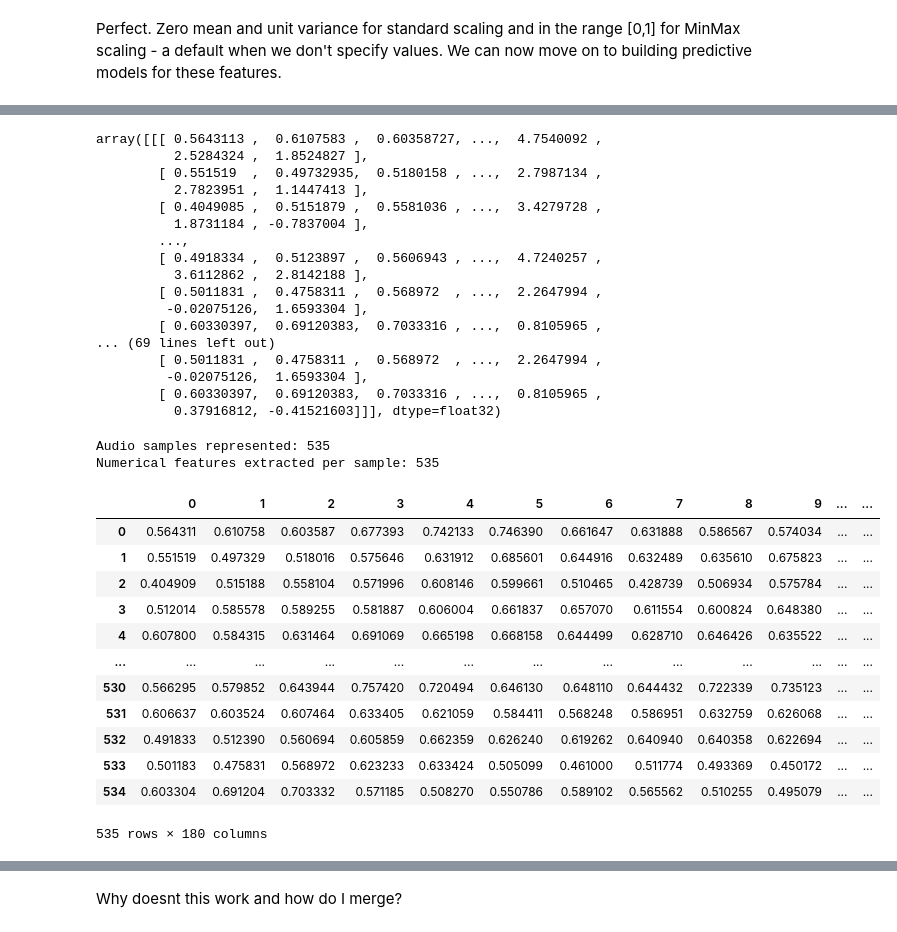
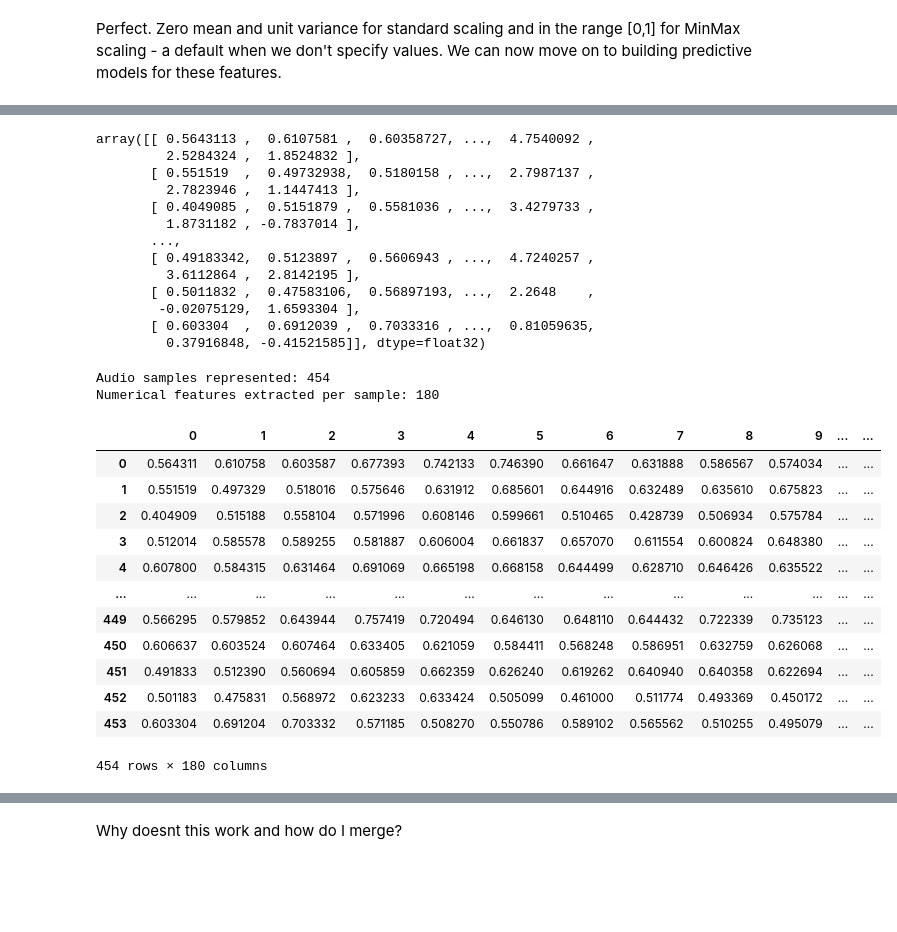
Before and after one commit to IAT-ExploringAI-2024/Week-2_Data_Preprocessing, a Jupyter notebook: Week_2_Data_Preprocessing.ipynb, the cells around one changed output, grey strips where cells are left out. Drawn from its saved outputs; the diff is of its cells as text; code cells hidden in the pictures; blank space fills up the shorter version.

```diff
--- a/Week_2_Data_Preprocessing.ipynb
+++ b/Week_2_Data_Preprocessing.ipynb
@@ -799,6 +799,9 @@ def load_data():
         #print(file_name)
         #print(file_name.split("-")[2])
         emotion=emotions[(file_name.split("-")[2])]
+        if (emotion == "calm" or emotion == "surprised"):
+          continue
+
         #print(emotion)
         features = get_features(file)
         X.append(features)
@@ -983,13 +973,13 @@ Perfect. Zero mean and unit variance for standard scaling and in the range [0,1]
 # %%
 #Emotions in the EMODB dataset
 emotions1 ={
-  'n':'neutral',
-  'b':'boredom',
-  'h':'happy',
-  's':'sad',
-  'a':'angry',
-  'f':'fearful',
-  'd':'disgust',
+  'N':'neutral',
+  'L':'boredom',
+  'F':'happy',
+  'T':'sad',
+  'W':'angry',
+  'A':'fearful',
+  'E':'disgust',
 }
 # %%
 import os, glob
@@ -1003,10 +993,13 @@ def load_data():
         file_name=os.path.basename(file)
         #print(file_name)
         #print(file_name.split("-")[2])
-        emotion=emotions1[(file_name[2])]
+        emotion=emotions1[(file_name[5])]
+        if (emotion == "boredom"):
+          continue
+
         #print(emotion)
         features1 = get_features(file)
-        X.append(features)
+        X.append(features1)
         y.append(emotion)
         count += 1
         # '\r' + end='' results in printing over same line
@@ -1027,44 +1033,40 @@ features1, emotions1 = load_data()
 # %%
 features1
 # %% [output]
-array([[[ 0.5643113 ,  0.6107583 ,  0.60358727, ...,  4.7540092 ,
-          2.5284324 ,  1.8524827 ],
-        [ 0.551519  ,  0.49732935,  0.5180158 , ...,  2.7987134 ,
-          2.7823951 ,  1.1447413 ],
-        [ 0.4049085 ,  0.5151879 ,  0.5581036 , ...,  3.4279728 ,
-          1.8731184 , -0.7837004 ],
-        ...,
-        [ 0.4918334 ,  0.5123897 ,  0.5606943 , ...,  4.7240257 ,
-          3.6112862 ,  2.8142188 ],
-        [ 0.5011831 ,  0.4758311 ,  0.568972  , ...,  2.2647994 ,
-         -0.02075126,  1.6593304 ],
-        [ 0.60330397,  0.69120383,  0.7033316 , ...,  0.8105965 ,
-... (69 lines left out)
-        [ 0.5011831 ,  0.4758311 ,  0.568972  , ...,  2.2647994 ,
-         -0.02075126,  1.6593304 ],
-        [ 0.60330397,  0.69120383,  0.7033316 , ...,  0.8105965 ,
-          0.37916812, -0.41521603]]], dtype=float32)
+array([[ 0.5643113 ,  0.6107581 ,  0.60358727, ...,  4.7540092 ,
+         2.5284324 ,  1.8524832 ],
+       [ 0.551519  ,  0.49732938,  0.5180158 , ...,  2.7987137 ,
+         2.7823946 ,  1.1447413 ],
+       [ 0.4049085 ,  0.5151879 ,  0.5581036 , ...,  3.4279733 ,
+         1.8731182 , -0.7837014 ],
+       ...,
+       [ 0.49183342,  0.5123897 ,  0.5606943 , ...,  4.7240257 ,
+         3.6112864 ,  2.8142195 ],
+       [ 0.5011832 ,  0.47583106,  0.56897193, ...,  2.2648    ,
+        -0.02075129,  1.6593304 ],
+       [ 0.603304  ,  0.6912039 ,  0.7033316 , ...,  0.81059635,
+         0.37916848, -0.41521585]], dtype=float32)
 # %%
 print(f'\nAudio samples represented: {features1.shape[0]}')
 print(f'Numerical features extracted per sample: {features1.shape[1]}')
-features_df = pd.DataFrame(features) # make it pretty for display
+features_df = pd.DataFrame(features1) # make it pretty for display
 features_df
 # %% [output]
-Audio samples represented: 535
-Numerical features extracted per sample: 535
+Audio samples represented: 454
+Numerical features extracted per sample: 180
 |  | 0 | 1 | 2 | 3 | 4 | 5 | 6 | 7 | 8 | 9 | ... | ... |
 | 0 | 0.564311 | 0.610758 | 0.603587 | 0.677393 | 0.742133 | 0.746390 | 0.661647 | 0.631888 | 0.586567 | 0.574034 | ... | ... |
 | 1 | 0.551519 | 0.497329 | 0.518016 | 0.575646 | 0.631912 | 0.685601 | 0.644916 | 0.632489 | 0.635610 | 0.675823 | ... | ... |
 | 2 | 0.404909 | 0.515188 | 0.558104 | 0.571996 | 0.608146 | 0.599661 | 0.510465 | 0.428739 | 0.506934 | 0.575784 | ... | ... |
 | 3 | 0.512014 | 0.585578 | 0.589255 | 0.581887 | 0.606004 | 0.661837 | 0.657070 | 0.611554 | 0.600824 | 0.648380 | ... | ... |
 | 4 | 0.607800 | 0.584315 | 0.631464 | 0.691069 | 0.665198 | 0.668158 | 0.644499 | 0.628710 | 0.646426 | 0.635522 | ... | ... |
 | ... | ... | ... | ... | ... | ... | ... | ... | ... | ... | ... | ... | ... |
-| 530 | 0.566295 | 0.579852 | 0.643944 | 0.757420 | 0.720494 | 0.646130 | 0.648110 | 0.644432 | 0.722339 | 0.735123 | ... | ... |
-| 531 | 0.606637 | 0.603524 | 0.607464 | 0.633405 | 0.621059 | 0.584411 | 0.568248 | 0.586951 | 0.632759 | 0.626068 | ... | ... |
-| 532 | 0.491833 | 0.512390 | 0.560694 | 0.605859 | 0.662359 | 0.626240 | 0.619262 | 0.640940 | 0.640358 | 0.622694 | ... | ... |
-| 533 | 0.501183 | 0.475831 | 0.568972 | 0.623233 | 0.633424 | 0.505099 | 0.461000 | 0.511774 | 0.493369 | 0.450172 | ... | ... |
-| 534 | 0.603304 | 0.691204 | 0.703332 | 0.571185 | 0.508270 | 0.550786 | 0.589102 | 0.565562 | 0.510255 | 0.495079 | ... | ... |
+| 449 | 0.566295 | 0.579852 | 0.643944 | 0.757419 | 0.720494 | 0.646130 | 0.648110 | 0.644432 | 0.722339 | 0.735123 | ... | ... |
+| 450 | 0.606637 | 0.603524 | 0.607464 | 0.633405 | 0.621059 | 0.584411 | 0.568248 | 0.586951 | 0.632759 | 0.626068 | ... | ... |
+| 451 | 0.491833 | 0.512390 | 0.560694 | 0.605859 | 0.662359 | 0.626240 | 0.619262 | 0.640940 | 0.640358 | 0.622694 | ... | ... |
+| 452 | 0.501183 | 0.475831 | 0.568972 | 0.623233 | 0.633424 | 0.505099 | 0.461000 | 0.511774 | 0.493369 | 0.450172 | ... | ... |
+| 453 | 0.603304 | 0.691204 | 0.703332 | 0.571185 | 0.508270 | 0.550786 | 0.589102 | 0.565562 | 0.510255 | 0.495079 | ... | ... |
-535 rows × 180 columns
+454 rows × 180 columns
 # %%
 # plot emotions
 plt.figure(figsize=(35,4))
```
Also changed, not shown: parts of 14 cells of this notebook.
